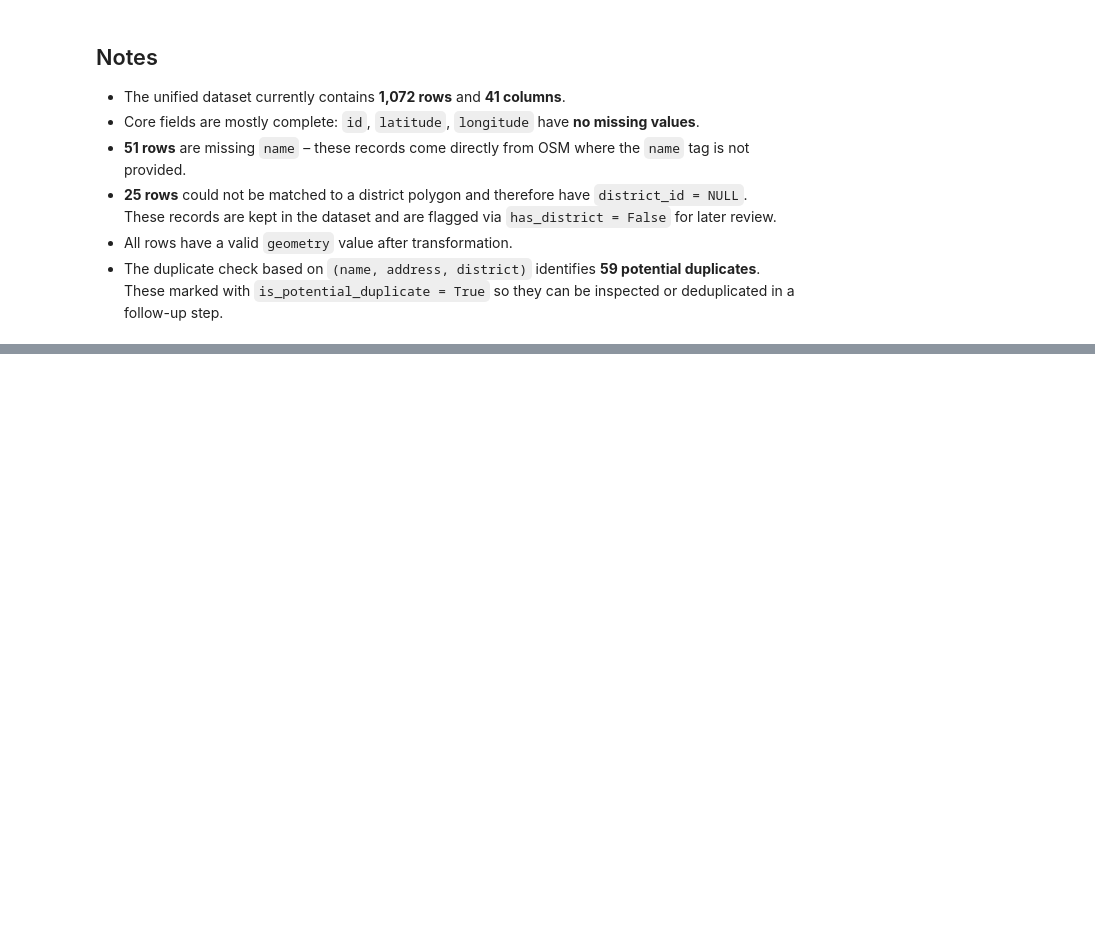
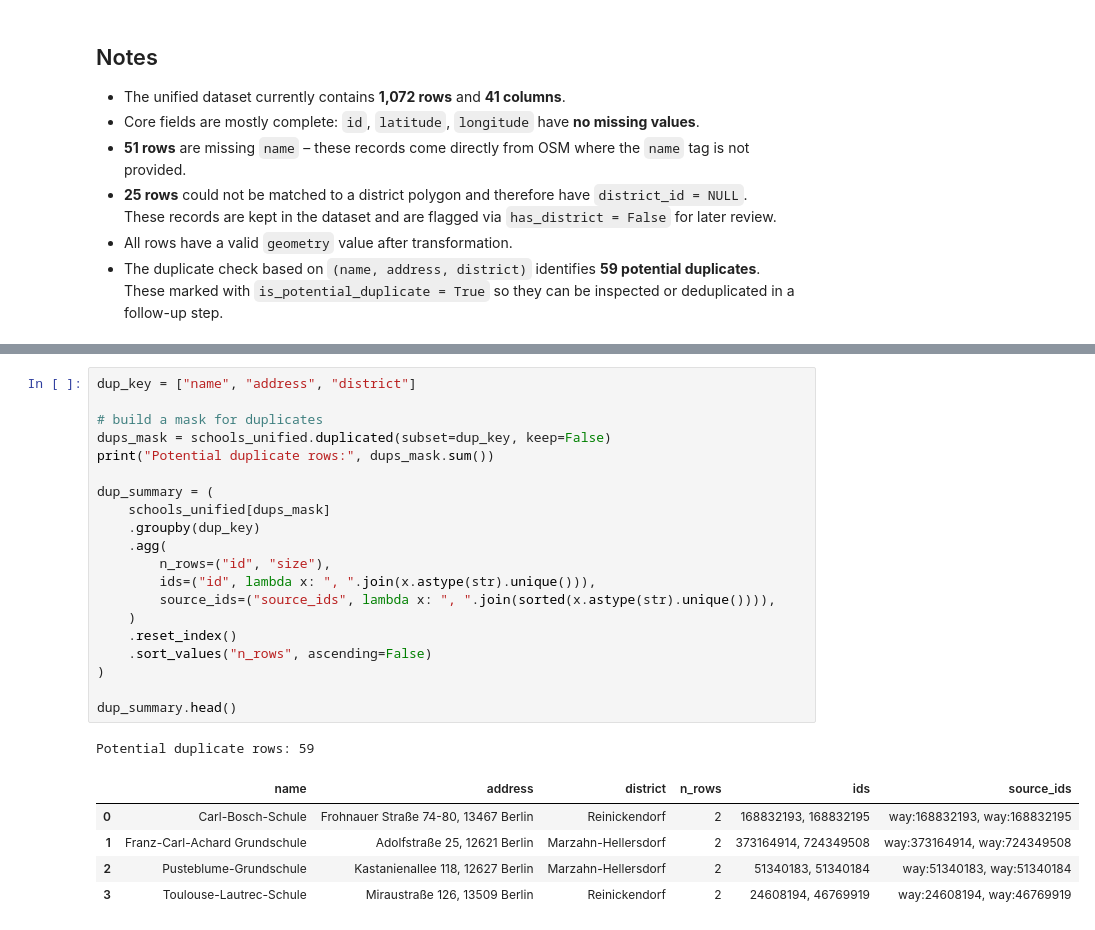
Before and after one commit to Nigar1209/berlin-poi-osm-pipeline, a Jupyter notebook: schools/scripts/schools_data_transformation.ipynb, the cells around one changed output, grey strips where cells are left out. Cells and saved outputs as stored; diff of their text form; blank space fills up the shorter version.

```diff
--- a/schools/scripts/schools_data_transformation.ipynb
+++ b/schools/scripts/schools_data_transformation.ipynb
@@ -451,0 +507,27 @@ Saved unified dataset with 1072 rows to data/schools_unified_osm_only.csv
+# %%
+dup_key = ["name", "address", "district"]
+
+# build a mask for duplicates
+dups_mask = schools_unified.duplicated(subset=dup_key, keep=False)
+print("Potential duplicate rows:", dups_mask.sum())
+
+dup_summary = (
+    schools_unified[dups_mask]
+    .groupby(dup_key)
+    .agg(
+        n_rows=("id", "size"),
+        ids=("id", lambda x: ", ".join(x.astype(str).unique())),
+        source_ids=("source_ids", lambda x: ", ".join(sorted(x.astype(str).unique()))),
+    )
+    .reset_index()
+    .sort_values("n_rows", ascending=False)
+)
+
+dup_summary.head()
+# %% [output]
+Potential duplicate rows: 59
+|  | name | address | district | n_rows | ids | source_ids |
+| 0 | Carl-Bosch-Schule | Frohnauer Straße 74-80, 13467 Berlin | Reinickendorf | 2 | 168832193, 168832195 | way:168832193, way:168832195 |
+| 1 | Franz-Carl-Achard Grundschule | Adolfstraße 25, 12621 Berlin | Marzahn-Hellersdorf | 2 | 373164914, 724349508 | way:373164914, way:724349508 |
+| 2 | Pusteblume-Grundschule | Kastanienallee 118, 12627 Berlin | Marzahn-Hellersdorf | 2 | 51340183, 51340184 | way:51340183, way:51340184 |
+| 3 | Toulouse-Lautrec-Schule | Miraustraße 126, 13509 Berlin | Reinickendorf | 2 | 24608194, 46769919 | way:24608194, way:46769919 |
```
Also changed, not shown: parts of 9 cells of this notebook, 1 other file.
